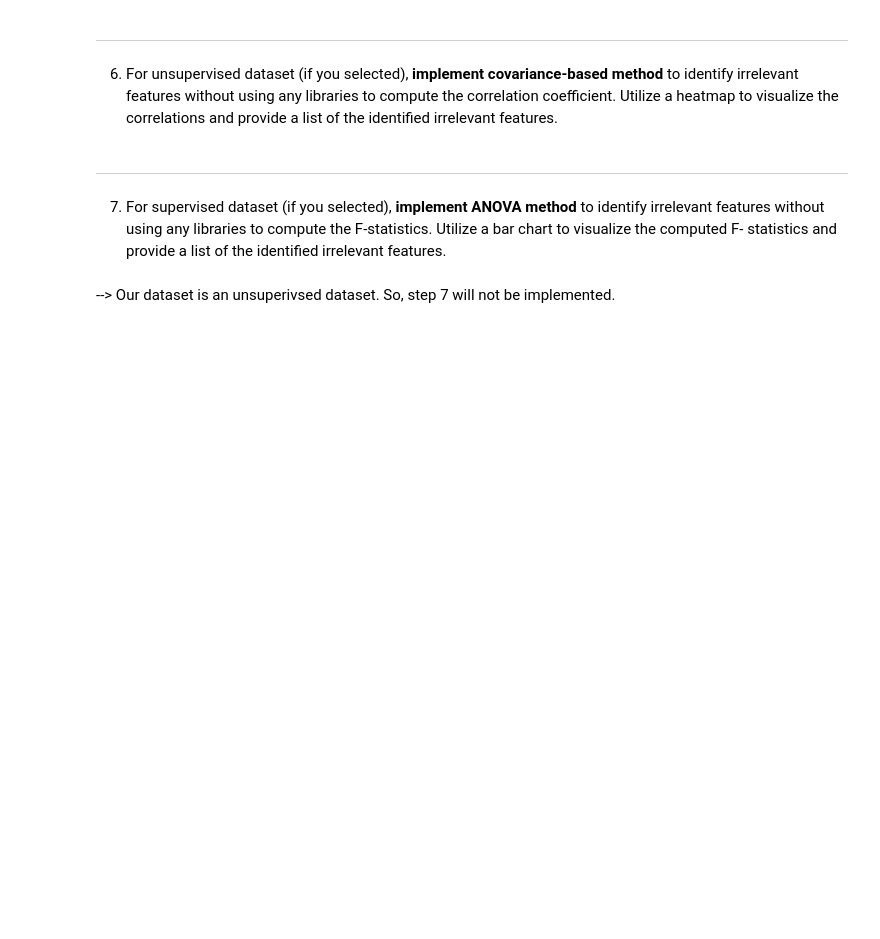
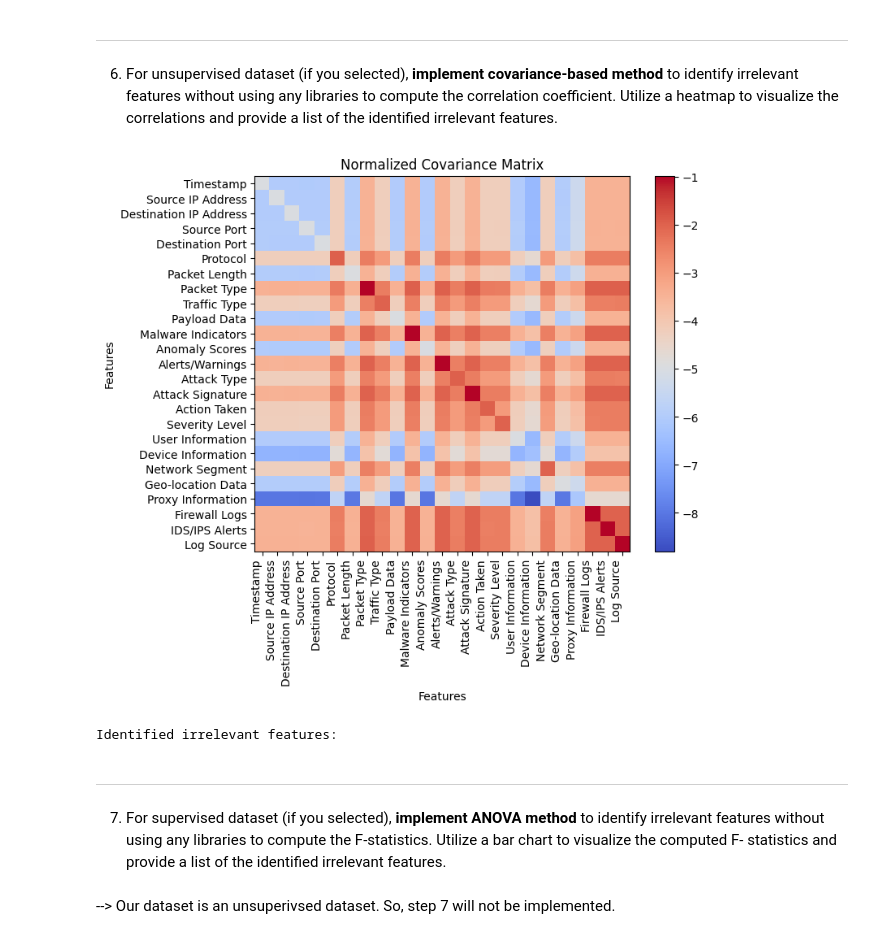
Before and after one commit to AbdulazizJabri/DataAnalysisProject-SP24, a Jupyter notebook: Part 2/134563_134362.ipynb, the cells around one changed output. Drawn from its saved outputs; the diff is of its cells as text; code cells hidden in the pictures; blank space fills up the shorter version.

```diff
--- a/Part 2/134563_134362.ipynb
+++ b/Part 2/134563_134362.ipynb
@@ -106,6 +146,40 @@ features without using any libraries to compute the
 correlation coefficient. Utilize a heatmap to visualize the
 correlations and provide a list of the identified irrelevant
 features.
+# %%
+dataarr = np.array(data)
+cov_matrix = np.cov(data, rowvar=False)
+
+mean = np.mean(dataarr, axis=0)
+std_dev = np.std(dataarr, axis=0)
+norm_cov_matrix = (cov_matrix - mean[:, np.newaxis]) / (std_dev[:, np.newaxis] * std_dev)
+# %%
+plt.figure(figsize=(8, 6))
+plt.title('Normalized Covariance Matrix')
+plt.imshow(norm_cov_matrix, cmap='coolwarm', interpolation='nearest')
+feature_names = ['Timestamp','Source IP Address','Destination IP Address','Source Port','Destination Port','Protocol','Packet Length','Packet Type','Traffic Type','Payload Data','Malware Indicators','Anomaly Scores','Alerts/Warnings','Attack Type','Attack Signature','Action Taken','Severity Level','User Information','Device Information','Network Segment','Geo-location Data','Proxy Information','Firewall Logs', 'IDS/IPS Alerts','Log Source']
+plt.colorbar()
+plt.xticks(np.arange(len(feature_names)), feature_names, rotation=90, ha='right')
+plt.yticks(np.arange(len(feature_names)), feature_names)
+plt.xlabel('Features')
+plt.ylabel('Features')
+plt.show()
+# %% [output]
+[figure, added]
+# %%
+irrelevant_features = []
+
+threshold = 0
+for i in range(norm_cov_matrix.shape[0]):
+    for j in range(i+1, norm_cov_matrix.shape[1]):
+        if abs(norm_cov_matrix[i, j]) < threshold:
+            irrelevant_features.append((i, j))
+
+print("Identified irrelevant features:")
+for feat_pair in irrelevant_features:
+    print(f"Features {feature_names[feat_pair[0]]} and {feature_names[feat_pair[1]]}")
+# %% [output]
+Identified irrelevant features:
 # %% [markdown]
 ---
 7. For supervised dataset (if you selected),
```
Also changed, not shown: parts of 5 cells of this notebook.
